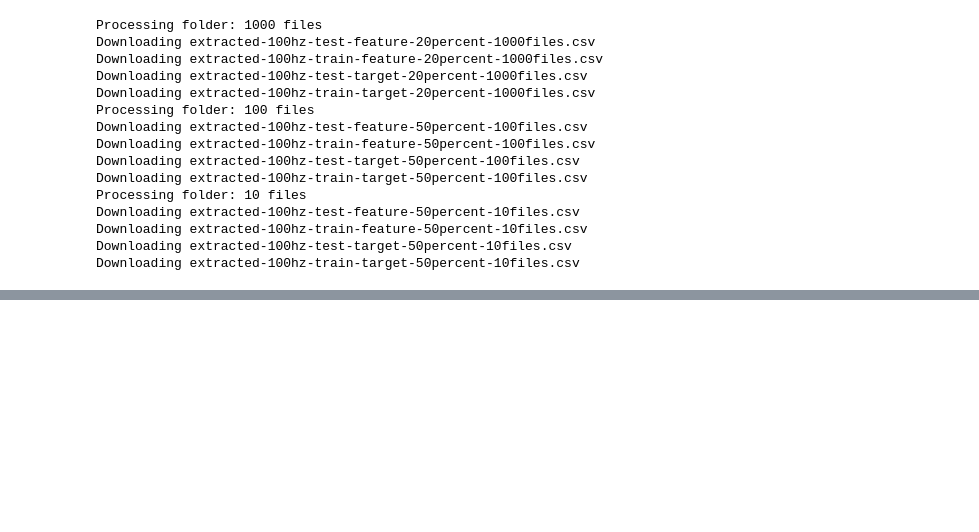
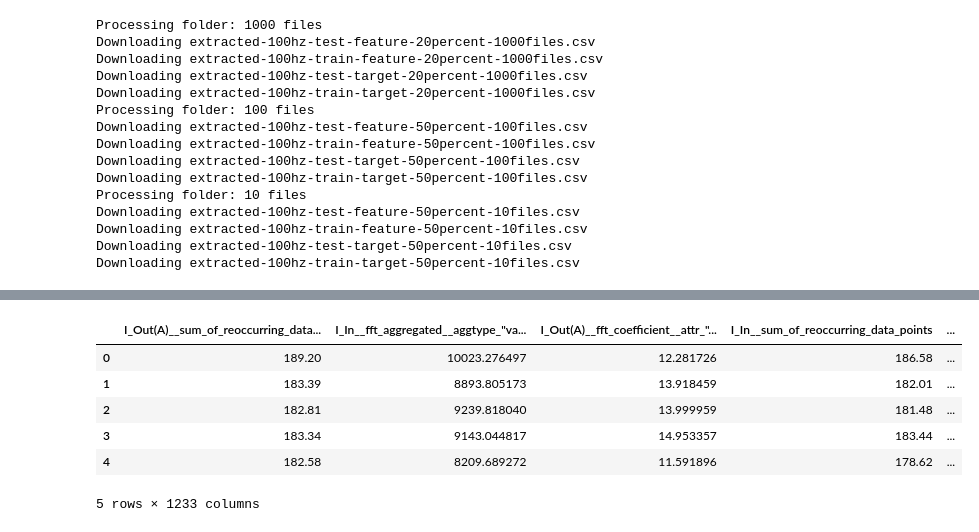
Before and after one commit to aadityane93/SortingLine-ml, a Jupyter notebook: Feature_Selection_and_Model_Training.ipynb, the cells around one changed output, grey strips where cells are left out. Cells and saved outputs as stored; diff of their text form; code cells hidden in the pictures; blank space fills up the shorter version.

```diff
--- a/Feature_Selection_and_Model_Training.ipynb
+++ b/Feature_Selection_and_Model_Training.ipynb
@@ -75,0 +103,10 @@ Downloading extracted-100hz-train-target-50percent-10files.csv
+# %%
+selected_features_train.head()
+# %% [output]
+|  | I_Out(A)__sum_of_reoccurring_data... | I_In__fft_aggregated__aggtype_"va... | I_Out(A)__fft_coefficient__attr_"... | I_In__sum_of_reoccurring_data_points | ... |
+| 0 | 189.20 | 10023.276497 | 12.281726 | 186.58 | ... |
+| 1 | 183.39 | 8893.805173 | 13.918459 | 182.01 | ... |
+| 2 | 182.81 | 9239.818040 | 13.999959 | 181.48 | ... |
+| 3 | 183.34 | 9143.044817 | 14.953357 | 183.44 | ... |
+| 4 | 182.58 | 8209.689272 | 11.591896 | 178.62 | ... |
+5 rows × 1233 columns
```
Also changed, not shown: parts of 9 cells of this notebook.
